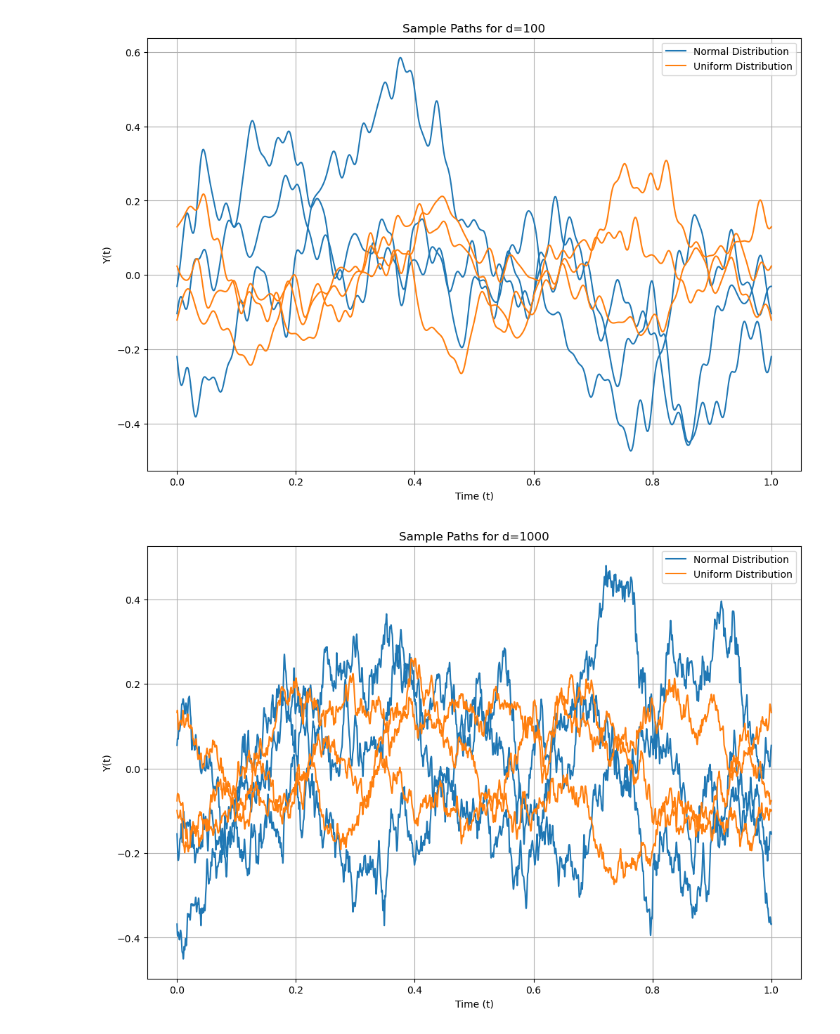
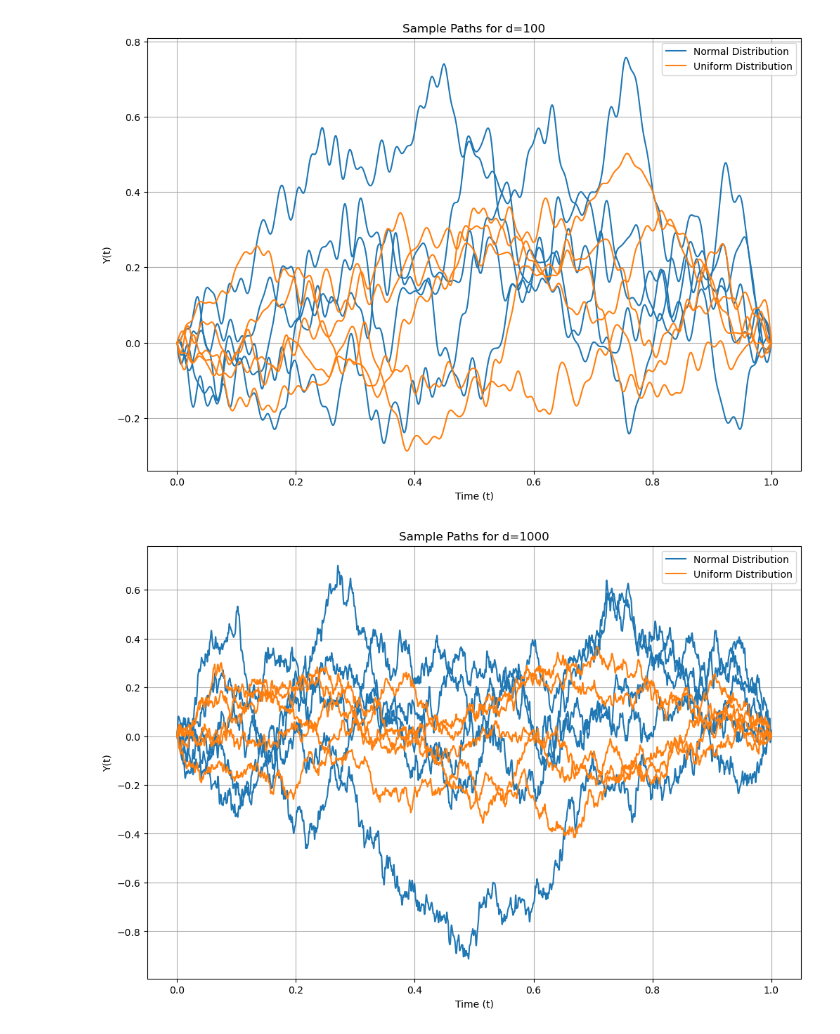
Before and after one commit to NiklasSchaaf/UQ_2023, a Jupyter notebook: homework_2/homework_2_nik.ipynb, the cells around one changed output. Drawn from its saved outputs; the diff is of its cells as text; code cells hidden in the pictures.

Commit message:
no normalization

```diff
--- a/homework_2/homework_2_nik.ipynb
+++ b/homework_2/homework_2_nik.ipynb
@@ -25,7 +25,7 @@ def KL_dt(t,d, distr = 'normal'):
 
     Keyword Arguments:
         distr -- str
-            distribution to draw random samples from. "normal" or "uniform" (default: {'normal'})
+            distribution to draw random samples from. "none", "normal" or "uniform" (default: {'normal'})
 
     Raises:
         AttributeError:
@@ -44,21 +44,24 @@ def KL_dt(t,d, distr = 'normal'):
         Yhat = np.random.normal(0,1,size =d )
     elif distr == 'uniform':
         Yhat = np.random.uniform(-1,1,size = d)
+    elif distr == 'none':
+        Yhat = np.ones(d)
     else:
-        raise AttributeError("Only 'normal' or 'uniform' distribution are allowed")
+        raise AttributeError("Only 'none', 'normal' or 'uniform' distribution are allowed")
 
     Zi = np.multiply(np.sqrt(eig_vals), Yhat) # random part
     Zi = np.expand_dims(Zi,1) # expand array for broadcasting
     Yt = np.sum(Zi * eig_funs, axis=0) # mulitply random with temporal part and sum over dimensions
 
     # zero mean / normalize, not sure if necessary
-    Yt -= np.mean(Yt) # otherwise always 0 at start and end points
+    # Yt -= np.mean(Yt) # otherwise always 0 at start and end points
     # Yt /= np.std(Yt) # Yt gets quite large
 
     return Yt
 # %%
 x = np.linspace(0,1,1000)
-d = 10
+d = 5
+plt.plot(x,KL_dt(x,d, distr='none'))
 plt.plot(x,KL_dt(x,d, distr='normal'))
 plt.plot(x,KL_dt(x,d, distr='uniform'))
 # %% [output]
@@ -91,7 +94,7 @@ def plot_sample_paths(num_paths, num_points, d, distributions):
     plt.show()
 
 # Parameters
-num_paths = 3  # Number of sample paths to plot for each d
+num_paths = 5  # Number of sample paths to plot for each d
 num_points = 10000  # Number of points for discretization
 d_values = [10, 100, 1000]  # Different values of d
 distributions = ['normal', 'uniform']  # Distribution types
@@ -104,2 +107,2 @@ for d in d_values:
-[figure, old version]
+[figure, new version]
-[figure, old version]
+[figure, new version]
```
Also changed, not shown: parts of 2 cells of this notebook.
